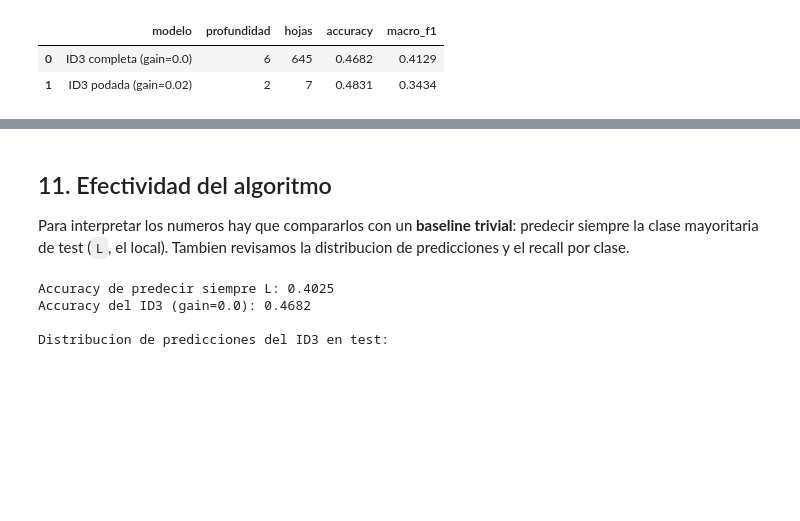
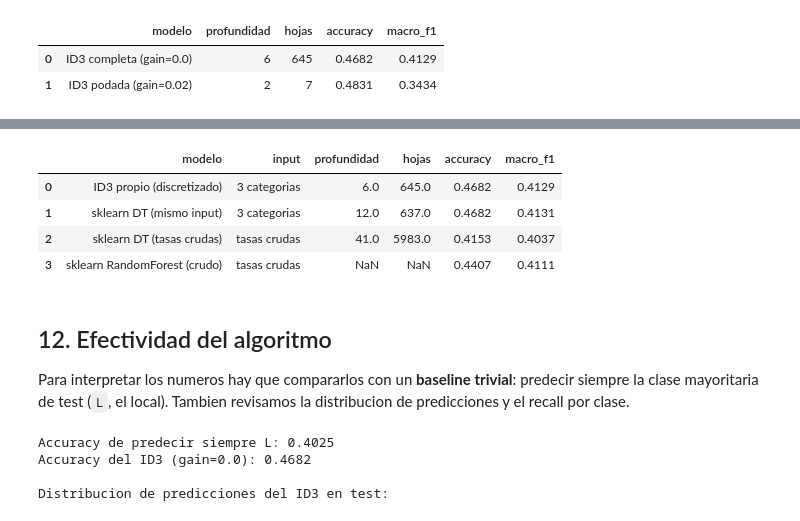
Before and after one commit to agustinocchiuzzi/laboratorioAprendAut1, a Jupyter notebook: notebook.ipynb, the cells around one changed output, grey strips where cells are left out. Cells and saved outputs as stored; diff of their text form; code cells hidden in the pictures; blank space fills up the shorter version.

```diff
--- a/notebook.ipynb
+++ b/notebook.ipynb
@@ -291,7 +291,7 @@ El procedimiento es recursivo y avaro:
 
 Con `min_info_gain=0.0` el arbol crece mientras haya cualquier ganancia; observamos cuan profundo termina y que atributos contribuyen mas.
 # %%
-arbol_completo = CategoricalDecisionTreeClassifier(min_info_gain=0.0)
+arbol_completo = ID3(min_info_gain=0.0)
 arbol_completo.fit(X_train, train['winner'])
 
 print('Profundidad maxima:', arbol_completo.get_depth())
@@ -392,8 +392,8 @@ Sobre los 131 empates reales de test, ID3 predijo exactamente empate en 22 (16.8
 Un arbol que crece demasiado memoriza ruido del train (sobreajuste). La opcion "podada" detiene la expansion cuando la ganancia no supera un umbral. Comparamos la eficacia de ambas versiones.
 # %%
 configuraciones = [
-    ('ID3 completa (gain=0.0)', CategoricalDecisionTreeClassifier(min_info_gain=0.0)),
-    ('ID3 podada (gain=0.02)', CategoricalDecisionTreeClassifier(min_info_gain=0.02)),
+    ('ID3 completa (gain=0.0)', ID3(min_info_gain=0.0)),
+    ('ID3 podada (gain=0.02)', ID3(min_info_gain=0.02)),
 ]
 
 comparativa = []
@@ -415,5 +425,68 @@ display(pd.DataFrame(comparativa))
+# %%
+from sklearn.ensemble import RandomForestClassifier
+from sklearn.tree import DecisionTreeClassifier
+
+X_train_raw = train[NUMERIC_FEATURES].to_numpy()
+X_test_raw = test[NUMERIC_FEATURES].to_numpy()
+y_train = train['winner'].to_numpy()
+
+competidores = {
+    'sklearn DT (mismo input)': DecisionTreeClassifier(
+        criterion='entropy', random_state=RANDOM_STATE
+    ),
+    'sklearn DT (tasas crudas)': DecisionTreeClassifier(
+        criterion='entropy', random_state=RANDOM_STATE
+    ),
+    'sklearn RandomForest (crudo)': RandomForestClassifier(
+        n_estimators=300,
+        class_weight='balanced_subsample',
+        random_state=RANDOM_STATE,
+    ),
+}
+
+filas = [
+    {
+        'modelo': 'ID3 propio (discretizado)',
+        'input': '3 categorias',
+        'profundidad': arbol_completo.get_depth(),
+        'hojas': arbol_completo.get_n_leaves(),
+        'accuracy': round(accuracy_score(y_test, y_pred), 4),
+        'macro_f1': round(
+            f1_score(y_test, y_pred, average='macro', zero_division=0), 4
+        ),
+    }
+]
+
+for nombre, modelo in competidores.items():
+    usa_codigos = 'mismo input' in nombre
+    X_entrena = X_train if usa_codigos else X_train_raw
+    X_prueba = X_test if usa_codigos else X_test_raw
+    modelo.fit(X_entrena, y_train)
+    predicha = modelo.predict(X_prueba)
+    filas.append(
+        {
+            'modelo': nombre,
+            'input': '3 categorias' if usa_codigos else 'tasas crudas',
+            'profundidad': (modelo.get_depth()
+            if hasattr(modelo, 'get_depth') else None),
+            'hojas': (modelo.get_n_leaves()
+          if hasattr(modelo, 'get_n_leaves') else None),
+            'accuracy': round(accuracy_score(y_test, predicha), 4),
+            'macro_f1': round(
+                f1_score(y_test, predicha, average='macro', zero_division=0), 4
+            ),
+        }
+    )
+
+display(pd.DataFrame(filas))
+# %% [output]
+|  | modelo | input | profundidad | hojas | accuracy | macro_f1 |
+| 0 | ID3 propio (discretizado) | 3 categorias | 6.0 | 645.0 | 0.4682 | 0.4129 |
+| 1 | sklearn DT (mismo input) | 3 categorias | 12.0 | 637.0 | 0.4682 | 0.4131 |
+| 2 | sklearn DT (tasas crudas) | tasas crudas | 41.0 | 5983.0 | 0.4153 | 0.4037 |
+| 3 | sklearn RandomForest (crudo) | tasas crudas | NaN | NaN | 0.4407 | 0.4111 |
 # %% [markdown]
-## 11. Efectividad del algoritmo
+## 12. Efectividad del algoritmo
 
 Para interpretar los numeros hay que compararlos con un **baseline trivial**: predecir siempre la clase mayoritaria de test (`L`, el local). Tambien revisamos la distribucion de predicciones y el recall por clase.
 # %%
```
Also changed, not shown: parts of 5 cells of this notebook, 1 other file.
